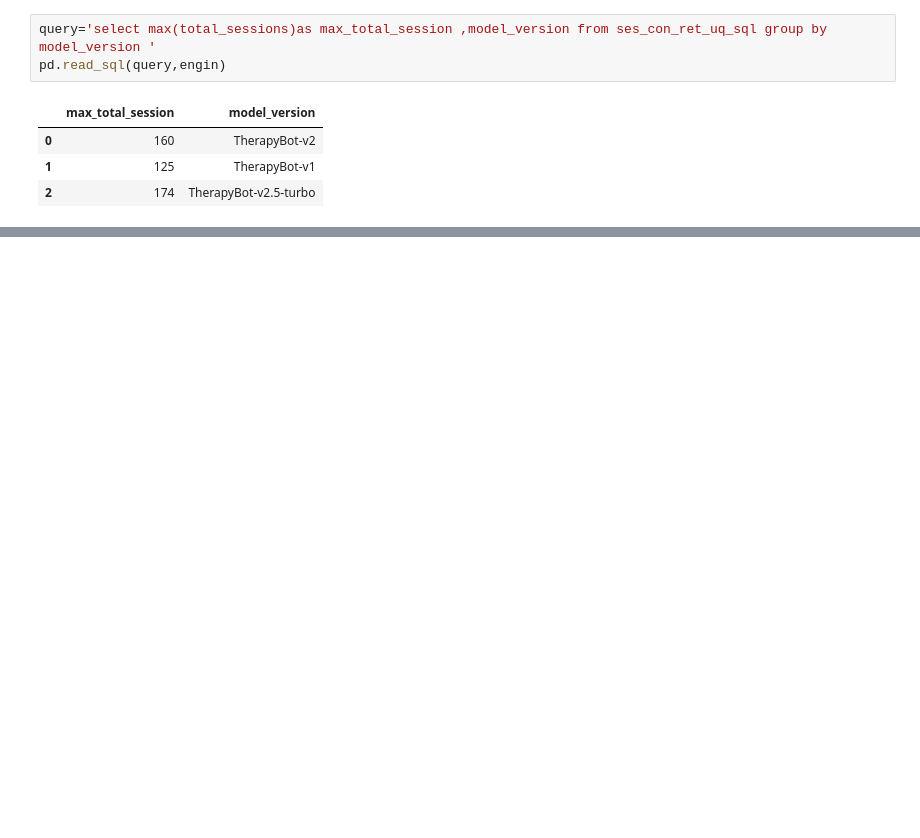
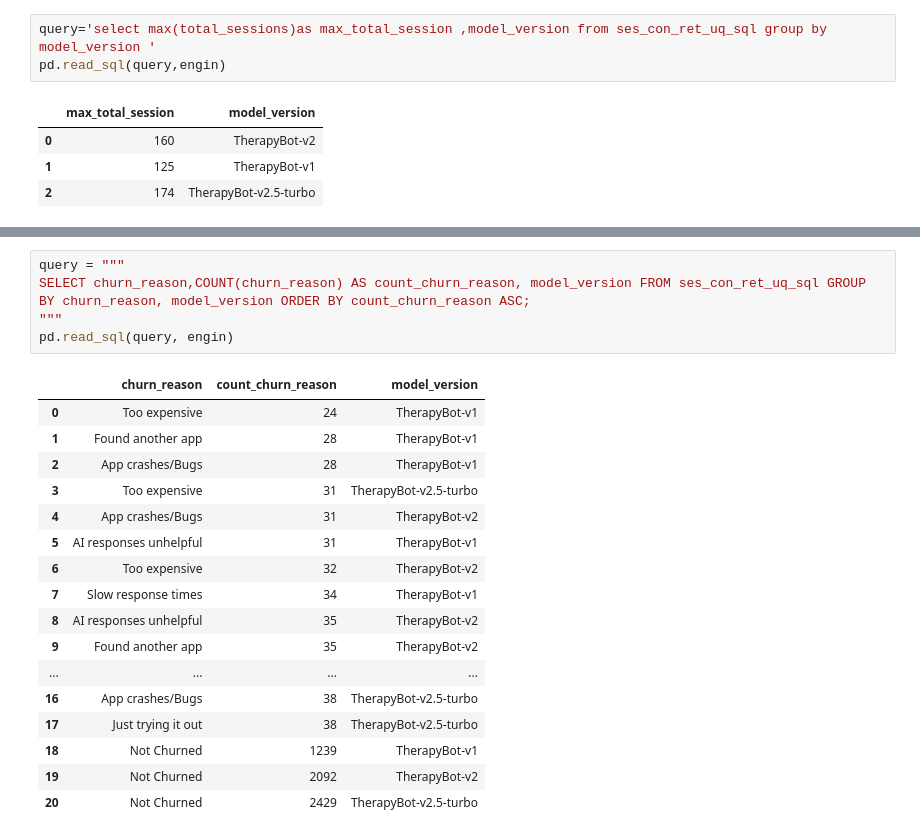
Before and after one commit to vishva0710/ai-chatbot-user-retention-analysis, a Jupyter notebook: AI_Chatbot_User_Retention_Analysis.ipynb, the cells around one changed output, grey strips where cells are left out. Drawn from its saved outputs; the diff is of its cells as text; blank space fills up the shorter version.

```diff
--- a/AI_Chatbot_User_Retention_Analysis.ipynb
+++ b/AI_Chatbot_User_Retention_Analysis.ipynb
@@ -1526,0 +1540,23 @@ pd.read_sql(query,engin)
+# %%
+query = """
+SELECT churn_reason,COUNT(churn_reason) AS count_churn_reason, model_version FROM ses_con_ret_uq_sql GROUP BY churn_reason, model_version ORDER BY count_churn_reason ASC;
+"""
+pd.read_sql(query, engin)
+# %% [output]
+|  | churn_reason | count_churn_reason | model_version |
+| 0 | Too expensive | 24 | TherapyBot-v1 |
+| 1 | Found another app | 28 | TherapyBot-v1 |
+| 2 | App crashes/Bugs | 28 | TherapyBot-v1 |
+| 3 | Too expensive | 31 | TherapyBot-v2.5-turbo |
+| 4 | App crashes/Bugs | 31 | TherapyBot-v2 |
+| 5 | AI responses unhelpful | 31 | TherapyBot-v1 |
+| 6 | Too expensive | 32 | TherapyBot-v2 |
+| 7 | Slow response times | 34 | TherapyBot-v1 |
+| 8 | AI responses unhelpful | 35 | TherapyBot-v2 |
+| 9 | Found another app | 35 | TherapyBot-v2 |
+| ... | ... | ... | ... |
+| 16 | App crashes/Bugs | 38 | TherapyBot-v2.5-turbo |
+| 17 | Just trying it out | 38 | TherapyBot-v2.5-turbo |
+| 18 | Not Churned | 1239 | TherapyBot-v1 |
+| 19 | Not Churned | 2092 | TherapyBot-v2 |
+| 20 | Not Churned | 2429 | TherapyBot-v2.5-turbo |
```
Also changed, not shown: parts of 13 cells of this notebook.
